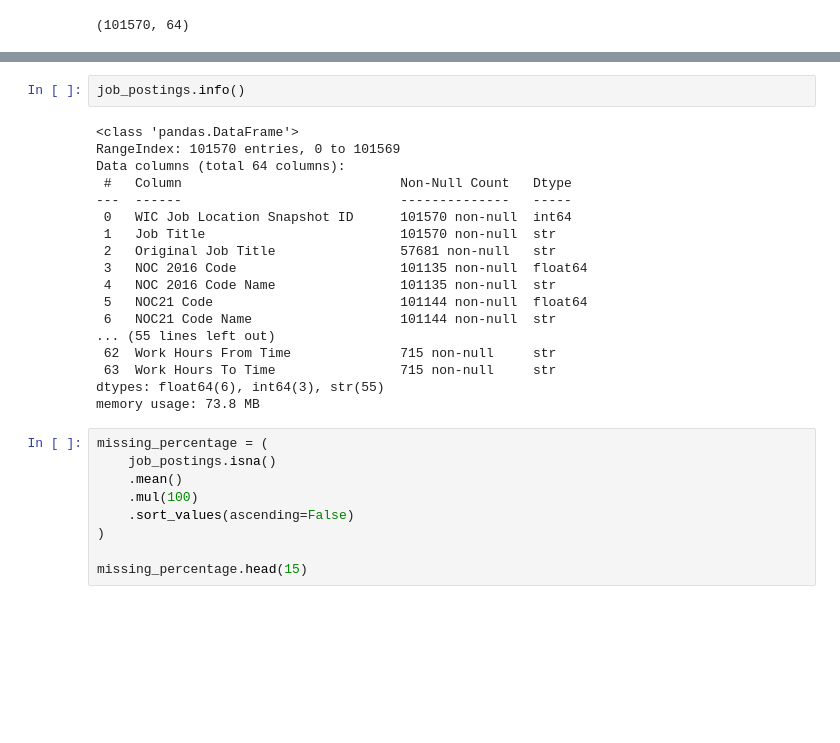
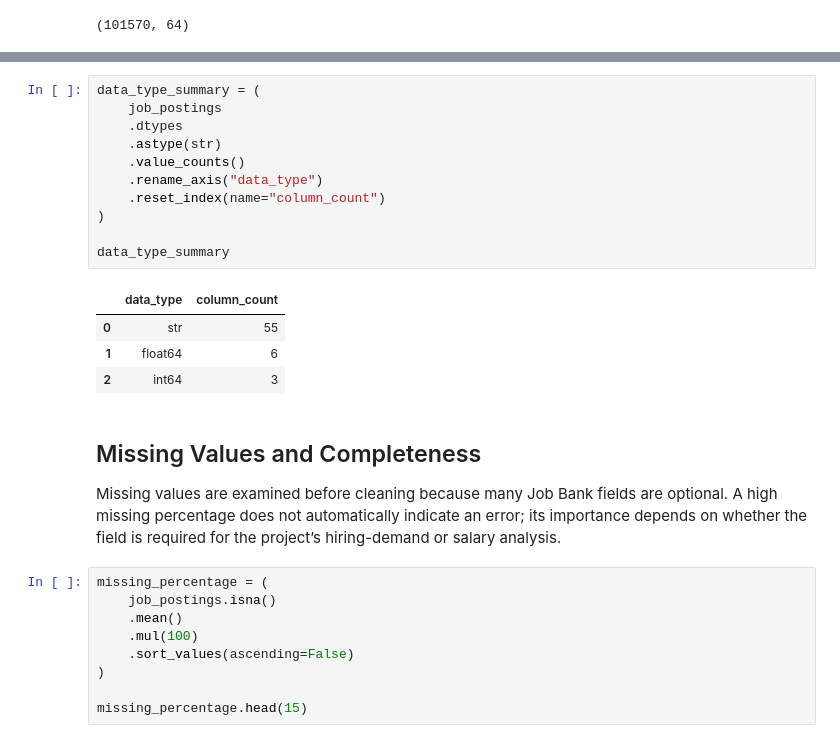
Before and after one commit to HaroonV12/canadian-job-market-intelligence, a Jupyter notebook: notebooks/01_data_inspection.ipynb, the cells around one changed output, grey strips where cells are left out. Drawn from its saved outputs; the diff is of its cells as text; blank space fills up the shorter version.

```diff
--- a/notebooks/01_data_inspection.ipynb
+++ b/notebooks/01_data_inspection.ipynb
@@ -54,23 +59,23 @@ job_postings.columns.tolist()
 # %%
-job_postings.info()
+data_type_summary = (
+    job_postings
+    .dtypes
+    .astype(str)
+    .value_counts()
+    .rename_axis("data_type")
+    .reset_index(name="column_count")
+)
+
+data_type_summary
 # %% [output]
-<class 'pandas.DataFrame'>
-RangeIndex: 101570 entries, 0 to 101569
-Data columns (total 64 columns):
- #   Column                            Non-Null Count   Dtype
----  ------                            --------------   -----
- 0   WIC Job Location Snapshot ID      101570 non-null  int64
- 1   Job Title                         101570 non-null  str
- 2   Original Job Title                57681 non-null   str
- 3   NOC 2016 Code                     101135 non-null  float64
- 4   NOC 2016 Code Name                101135 non-null  str
- 5   NOC21 Code                        101144 non-null  float64
- 6   NOC21 Code Name                   101144 non-null  str
-... (55 lines left out)
- 62  Work Hours From Time              715 non-null     str
- 63  Work Hours To Time                715 non-null     str
-dtypes: float64(6), int64(3), str(55)
-memory usage: 73.8 MB
+|  | data_type | column_count |
+| 0 | str | 55 |
+| 1 | float64 | 6 |
+| 2 | int64 | 3 |
+# %% [markdown]
+## Missing Values and Completeness
+
+Missing values are examined before cleaning because many Job Bank fields are optional. A high missing percentage does not automatically indicate an error; its importance depends on whether the field is required for the project’s hiring-demand or salary analysis.
 # %%
 missing_percentage = (
     job_postings.isna()
```
Also changed, not shown: parts of 5 cells of this notebook, 1 other file.
